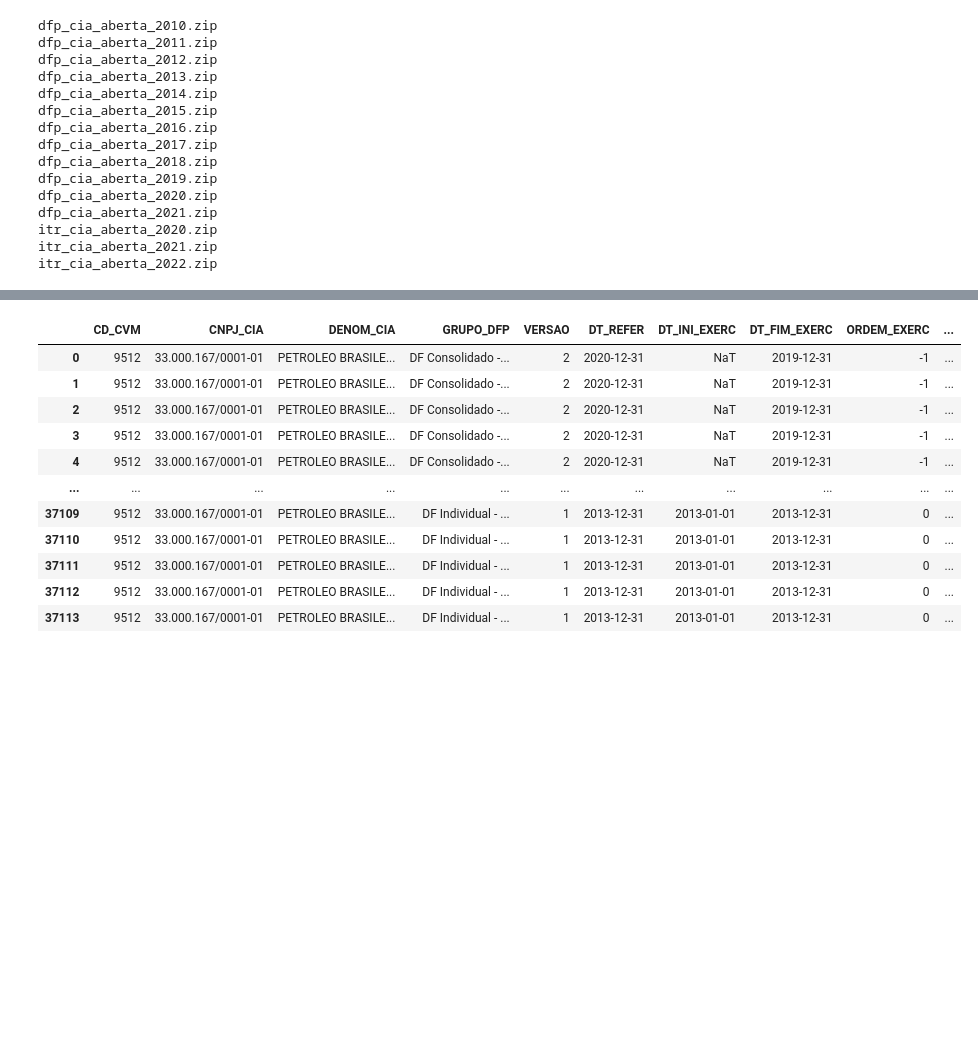
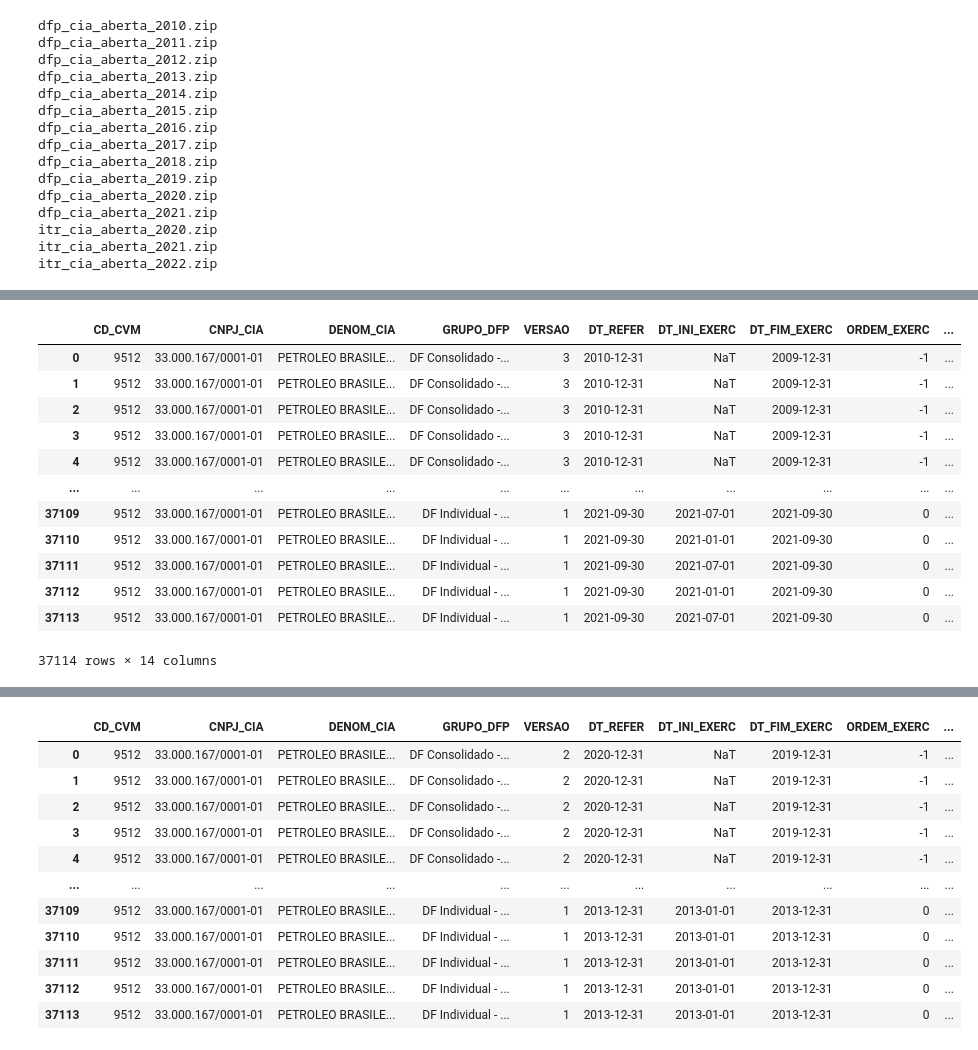
Before and after one commit to crdcj/FinLogic, a Jupyter notebook: explore.ipynb, the cells around one changed output, grey strips where cells are left out. Drawn from its saved outputs; the diff is of its cells as text; code cells hidden in the pictures; blank space fills up the shorter version.

```diff
--- a/explore.ipynb
+++ b/explore.ipynb
@@ -135,0 +176,22 @@ df
+# %%
+import pyarrow.parquet as pq
+table = pq.read_table(
+    "./data/processed/",
+    use_legacy_dataset=False,
+    filters=[('CD_CVM','==',9512)])
+df = table.to_pandas()
+df
+# %% [output]
+|  | CD_CVM | CNPJ_CIA | DENOM_CIA | GRUPO_DFP | VERSAO | DT_REFER | DT_INI_EXERC | DT_FIM_EXERC | ORDEM_EXERC | ... |
+| 0 | 9512 | 33.000.167/0001-01 | PETROLEO BRASILE... | DF Consolidado -... | 3 | 2010-12-31 | NaT | 2009-12-31 | -1 | ... |
+| 1 | 9512 | 33.000.167/0001-01 | PETROLEO BRASILE... | DF Consolidado -... | 3 | 2010-12-31 | NaT | 2009-12-31 | -1 | ... |
+| 2 | 9512 | 33.000.167/0001-01 | PETROLEO BRASILE... | DF Consolidado -... | 3 | 2010-12-31 | NaT | 2009-12-31 | -1 | ... |
+| 3 | 9512 | 33.000.167/0001-01 | PETROLEO BRASILE... | DF Consolidado -... | 3 | 2010-12-31 | NaT | 2009-12-31 | -1 | ... |
+| 4 | 9512 | 33.000.167/0001-01 | PETROLEO BRASILE... | DF Consolidado -... | 3 | 2010-12-31 | NaT | 2009-12-31 | -1 | ... |
+| ... | ... | ... | ... | ... | ... | ... | ... | ... | ... | ... |
+| 37109 | 9512 | 33.000.167/0001-01 | PETROLEO BRASILE... | DF Individual - ... | 1 | 2021-09-30 | 2021-07-01 | 2021-09-30 | 0 | ... |
+| 37110 | 9512 | 33.000.167/0001-01 | PETROLEO BRASILE... | DF Individual - ... | 1 | 2021-09-30 | 2021-01-01 | 2021-09-30 | 0 | ... |
+| 37111 | 9512 | 33.000.167/0001-01 | PETROLEO BRASILE... | DF Individual - ... | 1 | 2021-09-30 | 2021-07-01 | 2021-09-30 | 0 | ... |
+| 37112 | 9512 | 33.000.167/0001-01 | PETROLEO BRASILE... | DF Individual - ... | 1 | 2021-09-30 | 2021-01-01 | 2021-09-30 | 0 | ... |
+| 37113 | 9512 | 33.000.167/0001-01 | PETROLEO BRASILE... | DF Individual - ... | 1 | 2021-09-30 | 2021-07-01 | 2021-09-30 | 0 | ... |
+37114 rows × 14 columns
```
Also changed, not shown: parts of 8 cells of this notebook.
